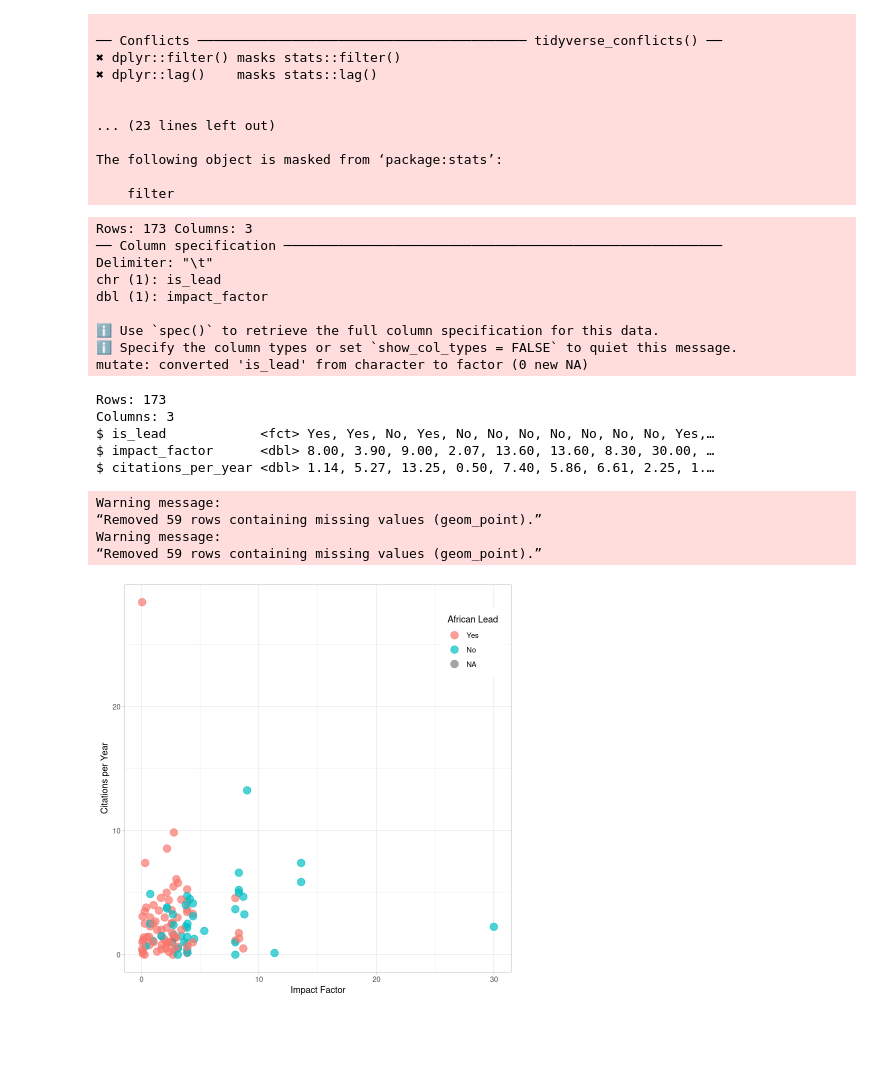
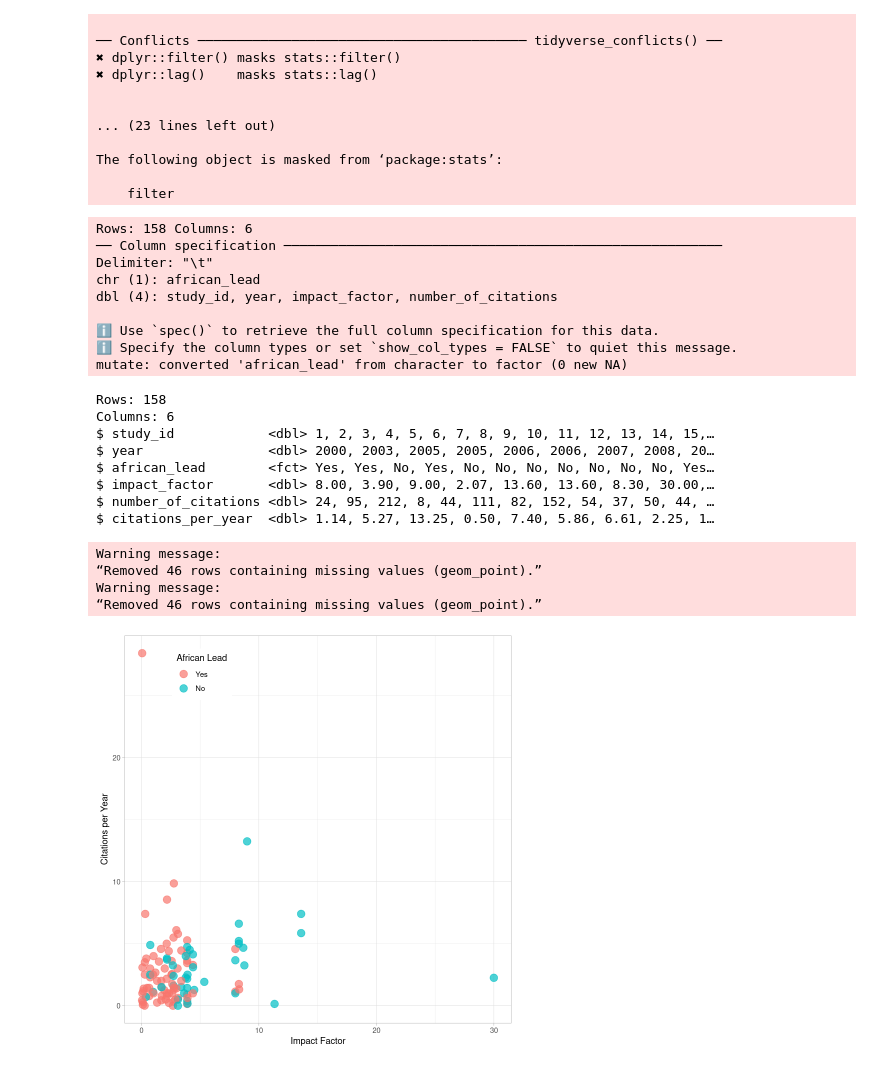
Before and after one commit to ahmedmoustafa/AfricaPD, a Jupyter notebook: Citations.ipynb, the cells around one changed output. Cells and saved outputs as stored; diff of their text form; code cells hidden in the pictures; blank space fills up the shorter version.

```diff
--- a/Citations.ipynb
+++ b/Citations.ipynb
@@ -22,34 +22,37 @@ The following object is masked from ‘package:stats’:
 
     filter
 # %%
-citations = read_tsv("https://raw.githubusercontent.com/ahmedmoustafa/AfricaPD/main/data/citations.tsv")
-citations = citations %>% mutate (is_lead = factor(is_lead, levels = c("Yes", "No")))
+citations = read_tsv("data/citations.tsv")
+citations = citations %>% mutate (african_lead = factor(african_lead, levels = c("Yes", "No")))
 glimpse(citations)
 # %% [output]
-Rows: 173 Columns: 3
+Rows: 158 Columns: 6
 ── Column specification ────────────────────────────────────────────────────────
 Delimiter: "\t"
-chr (1): is_lead
-dbl (1): impact_factor
+chr (1): african_lead
+dbl (4): study_id, year, impact_factor, number_of_citations
 
 ℹ Use `spec()` to retrieve the full column specification for this data.
 ℹ Specify the column types or set `show_col_types = FALSE` to quiet this message.
-mutate: converted 'is_lead' from character to factor (0 new NA)
+mutate: converted 'african_lead' from character to factor (0 new NA)
-Rows: 173
-Columns: 3
-$ is_lead            <fct> Yes, Yes, No, Yes, No, No, No, No, No, No, No, Yes,…
-$ impact_factor      <dbl> 8.00, 3.90, 9.00, 2.07, 13.60, 13.60, 8.30, 30.00, …
-$ citations_per_year <dbl> 1.14, 5.27, 13.25, 0.50, 7.40, 5.86, 6.61, 2.25, 1.…
+Rows: 158
+Columns: 6
+$ study_id            <dbl> 1, 2, 3, 4, 5, 6, 7, 8, 9, 10, 11, 12, 13, 14, 15,…
+$ year                <dbl> 2000, 2003, 2005, 2005, 2006, 2006, 2007, 2008, 20…
+$ african_lead        <fct> Yes, Yes, No, Yes, No, No, No, No, No, No, No, Yes…
+$ impact_factor       <dbl> 8.00, 3.90, 9.00, 2.07, 13.60, 13.60, 8.30, 30.00,…
+$ number_of_citations <dbl> 24, 95, 212, 8, 44, 111, 82, 152, 54, 37, 50, 44, …
+$ citations_per_year  <dbl> 1.14, 5.27, 13.25, 0.50, 7.40, 5.86, 6.61, 2.25, 1…
 # %%
 ggplot(citations) +
-    geom_jitter(aes(x = impact_factor, y = citations_per_year, color = is_lead), size = 4, alpha = 0.7) +
+    geom_jitter(aes(x = impact_factor, y = citations_per_year, color = african_lead), size = 4, alpha = 0.7) +
     theme_light() +
     labs (x = "Impact Factor", y = "Citations per Year", color = "African Lead") +
-    theme(legend.position = c(0.9, 0.85))
-ggsave("figures/AfricaPDcitations.pdf", width = 6, height = 5)
+    theme(legend.position = c(0.2, 0.9))
+ggsave("figures/AfricaPDcitations.pdf", width = 6, height = 6)
 # %% [output]
 Warning message:
-“Removed 59 rows containing missing values (geom_point).”
+“Removed 46 rows containing missing values (geom_point).”
 Warning message:
-“Removed 59 rows containing missing values (geom_point).”
+“Removed 46 rows containing missing values (geom_point).”
-[figure, old version]
+[figure, new version]
```
Also changed, not shown: parts of 4 cells of this notebook, 7 other files.
